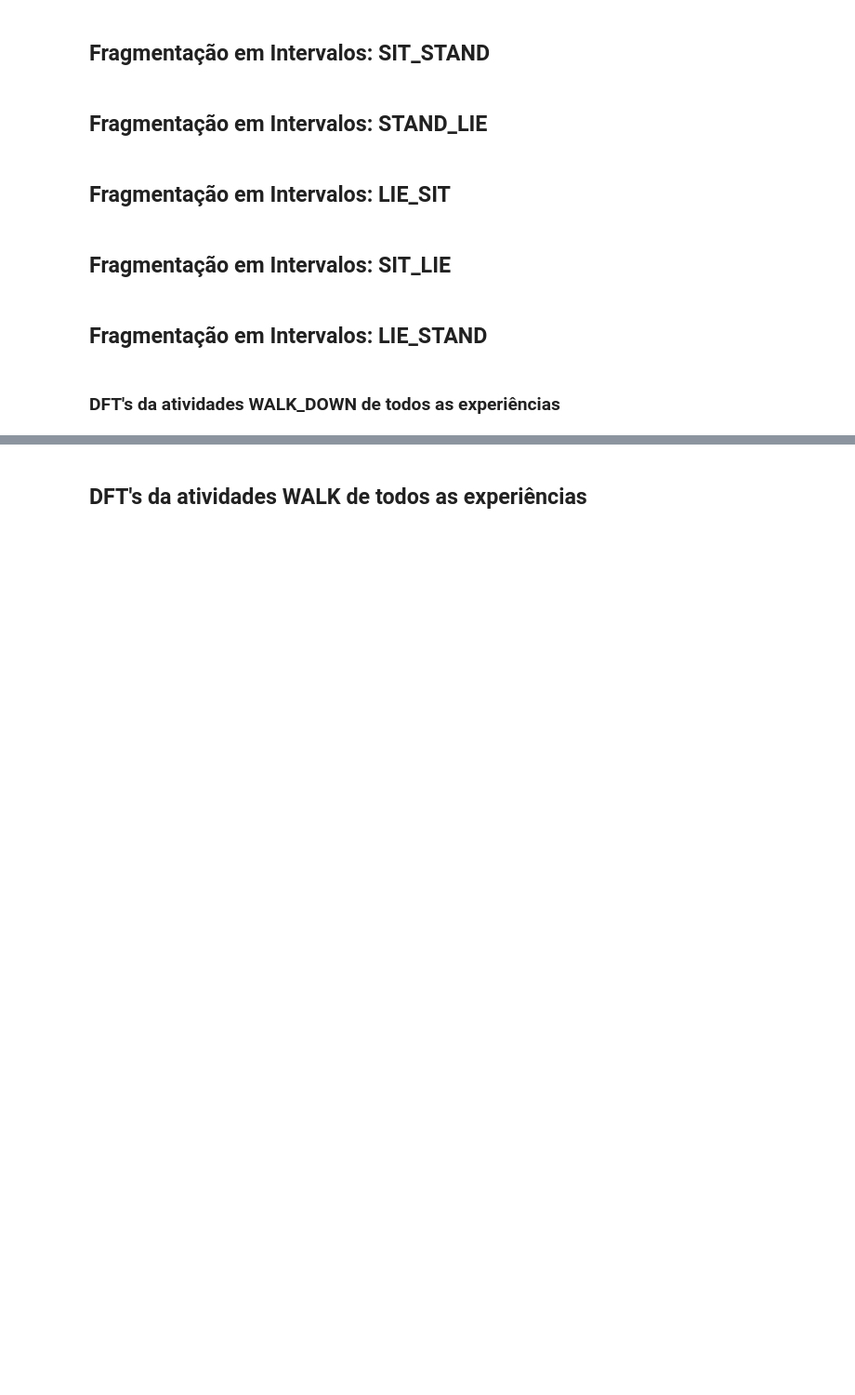
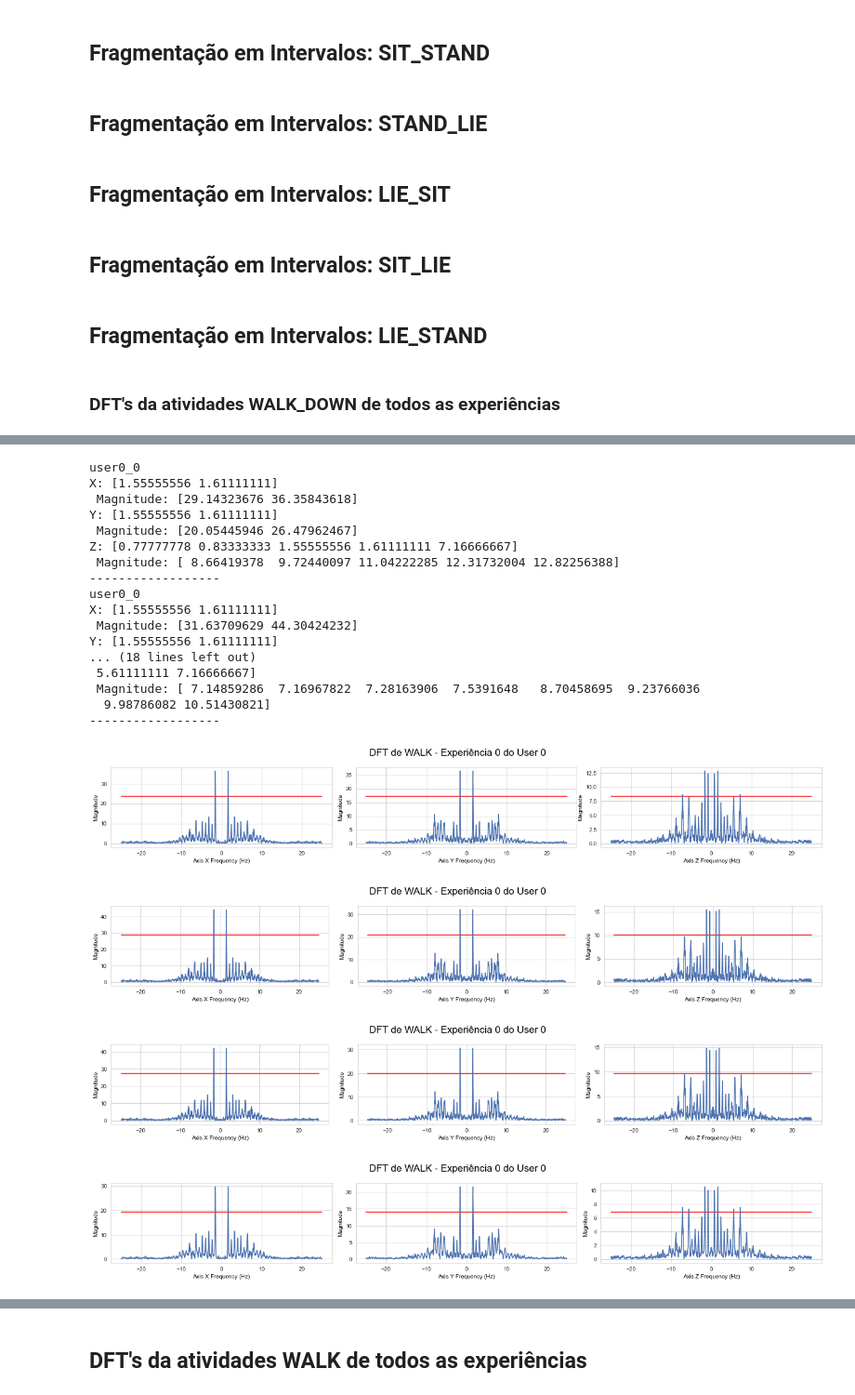
Before and after one commit to joelpoliveira/ProjetoATD, a Jupyter notebook: Main/Joel_main.ipynb, the cells around one changed output, grey strips where cells are left out. Shown at 93% size. Saved outputs shown, nothing was run; the diff lists cells and outputs as text; code cells hidden in the pictures; blank space fills up the shorter version.

```diff
--- a/Main/Joel_main.ipynb
+++ b/Main/Joel_main.ipynb
@@ -1016,0 +1077,27 @@ plt.plot(walks_user1_1_detrended[0]['X'][28:57+28])
+# %%
+plot_activity_dft(uteste, len(uteste), 0, 0, 'WALK', False, patamar,True,'b')
+plot_activity_dft(uteste, len(uteste), 0, 0, 'WALK', False, patamar,True,'hm')
+plot_activity_dft(uteste, len(uteste), 0, 0, 'WALK', False, patamar,True,'hn')
+plot_activity_dft(uteste, len(uteste), 0, 0, 'WALK', False, patamar,True,'k')
+# %% [output]
+user0_0
+X: [1.55555556 1.61111111]
+ Magnitude: [29.14323676 36.35843618]
+Y: [1.55555556 1.61111111]
+ Magnitude: [20.05445946 26.47962467]
+Z: [0.77777778 0.83333333 1.55555556 1.61111111 7.16666667]
+ Magnitude: [ 8.66419378  9.72440097 11.04222285 12.31732004 12.82256388]
+------------------
+user0_0
+X: [1.55555556 1.61111111]
+ Magnitude: [31.63709629 44.30424232]
+Y: [1.55555556 1.61111111]
+... (18 lines left out)
+ 5.61111111 7.16666667]
+ Magnitude: [ 7.14859286  7.16967822  7.28163906  7.5391648   8.70458695  9.23766036
+  9.98786082 10.51430821]
+------------------
+[figure, added]
+[figure, added]
+[figure, added]
+[figure, added]
```
Also changed, not shown: parts of 33 cells of this notebook.
